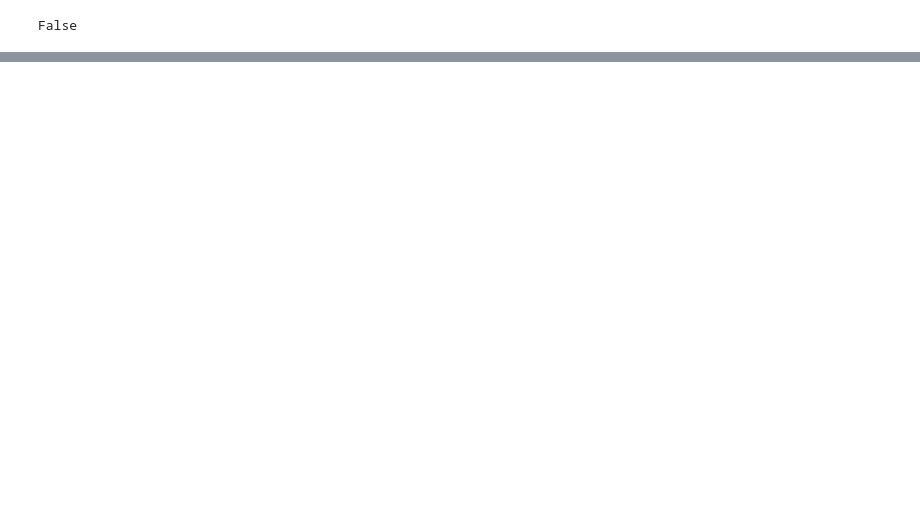
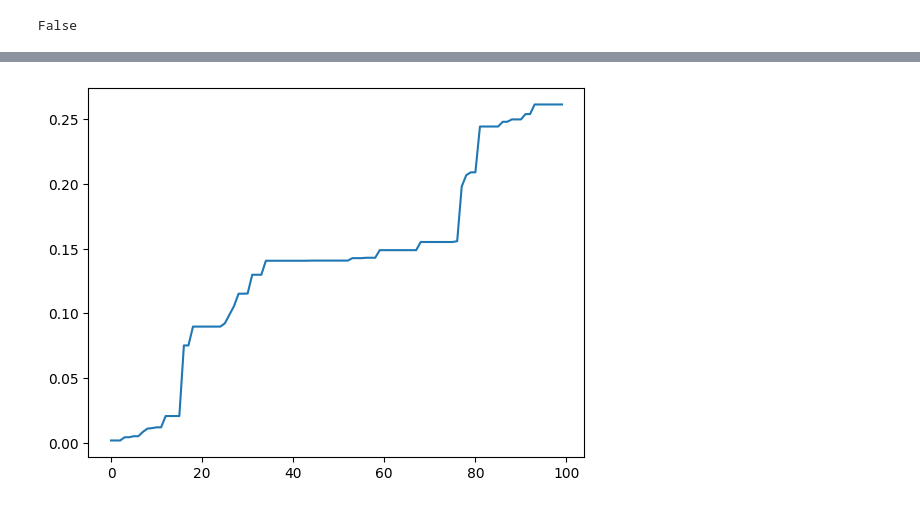
Before and after one commit to PTN2004/AIO_2024, a Jupyter notebook: module_4/weeek_3_edit/excercise.ipynb, the cells around one changed output, grey strips where cells are left out. Cells and saved outputs as stored; diff of their text form; code cells hidden in the pictures; blank space fills up the shorter version.

```diff
--- a/module_4/weeek_3_edit/excercise.ipynb
+++ b/module_4/weeek_3_edit/excercise.ipynb
@@ -111,3 +102,7 @@ after_individual = mutation(individual, mutation_rate = 2.0)
 print(before_individual == after_individual)
 # %% [output]
 False
+# %%
+def initialzie_population(m):
+    population = [create_individual() for _ in range(m)]
+    return population
@@ -113,0 +123,4 @@ False
+# %%
+population = initialzie_population(m=100)
+individual_s = selection(population, m = 100)
+print(individual_s)
@@ -113,0 +167,27 @@ False
+# %%
+# def run_GA():
+#     n_generate = 100
+#     m = 600
+#     x_feature, y_sales = read_file_data(DATA_PATH)
+#     population = initialzie_population(m)
+#     losses = []
+
+#     for i in range(n_generate):
+#         population, loss = create_new_population(population, 2, i)
+
+#         losses.append(loss)
+
+#     return losses
+
+def run_GA():
+  n_generations = 100
+  m = 600
+  features_X, sales_Y = read_file_data(DATA_PATH)
+  population = initialzie_population(m)
+  losses_list = []
+  for i in range(n_generations):
+    population, losses = create_new_population(population, 2, i)
+    losses_list.append(losses)
+  return losses_list, population
+# %%
+losses_list, population = run_GA()
@@ -113,0 +212,6 @@ False
+# %%
+print
+plt.plot(losses_list)
+plt.show()
+# %% [output]
+[figure, added]
```
Also changed, not shown: parts of 10 cells of this notebook, 2 other files.
